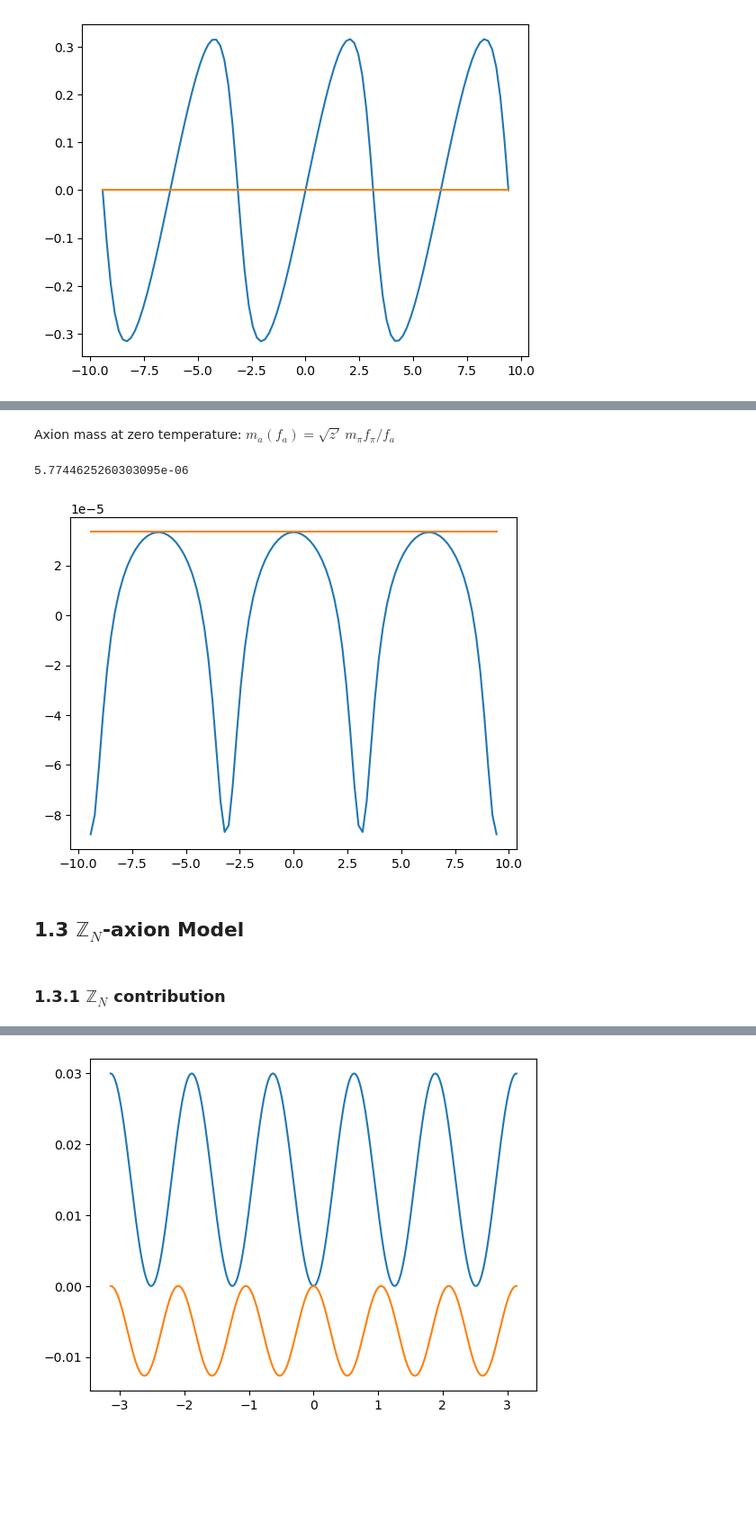
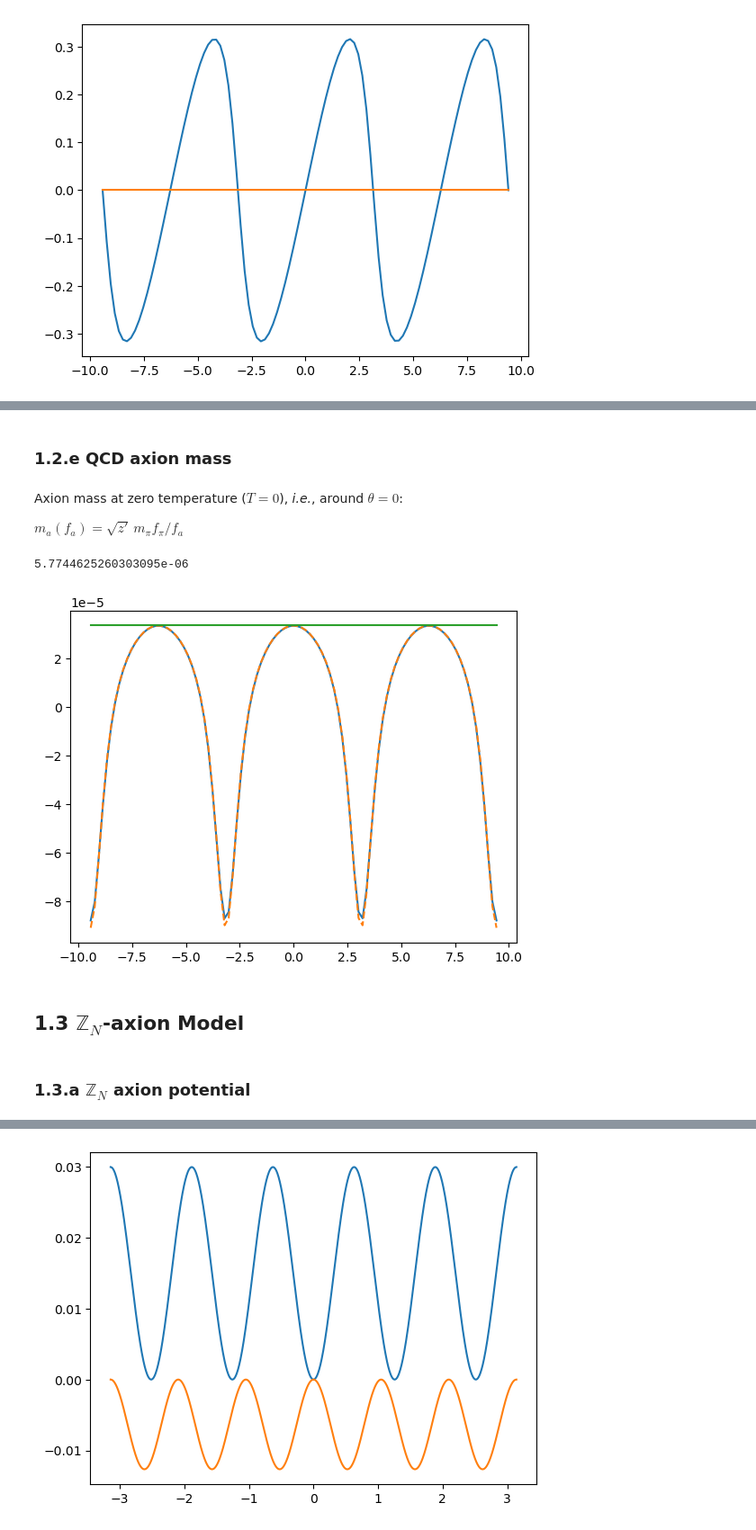
Before and after one commit to ManuelBuenAbad/axion_mcmc, a Jupyter notebook: axion_evol.ipynb, the cells around one changed output, grey strips where cells are left out. Shown at 90% size. Cells and saved outputs as stored; diff of their text form; code cells hidden in the pictures; blank space fills up the shorter version.

Commit message:
finessed numerical parameters, updated headers

```diff
--- a/axion_evol.ipynb
+++ b/axion_evol.ipynb
@@ -636,0 +641,24 @@ $V''(\theta) = $
+# %%
+def Va_QCD_primeprime(theta, T=0, p=12, small=1.e-6):
+    """
+    Va_QCD_primeprime : the second field derivative of the axion QCD potential [GeV^4].
+
+    Parameters:
+    theta : axion field
+    T : temperature [GeV] (default: 0)
+    p : power for interpolation (default: 12)
+    small : determines when the function is asymptoting to 0 or 1 (default: 1.e-6)
+
+    Returns:
+    Va_QCD_primeprime [GeV^4]
+    """
+
+    pref = mpi**2 * fpi**2
+    ma2fa2 = zp*pref
+
+    first_term = np.cos(theta)/chpt_fn(theta)
+    second_term = zp * np.sin(theta)**2 / np.power(chpt_fn(theta), 3)
+
+    vpp = ma2fa2*FTemp(T, p=p, small=small)*(first_term + second_term)
+
+    return vpp
@@ -637,5 +674,9 @@ $V''(\theta) = $
+# %% [markdown]
+### 1.2.e QCD axion mass
 # %% [markdown]
-Axion mass at zero temperature: $m_a(f_a) = \sqrt{z'} \, m_\pi f_\pi / f_a$
+Axion mass at zero temperature ($T=0$), *i.e.*, around $\theta = 0$:
+
+$m_a(f_a) = \sqrt{z'} \, m_\pi f_\pi / f_a$
 # %%
 def ma_QCD(fa, T=0, p=12, small=1.e-6):
     """
@@ -662,14 +703,16 @@ ma_QCD(1.e12) / eV
 # %%
 tharr = np.linspace(-3*pi, 3*pi, 101)
 
 plt.plot(tharr, np.gradient(Va_QCD_prime(tharr), tharr))
+plt.plot(tharr, Va_QCD_primeprime(tharr), ls='--')
+
 plt.plot(tharr, np.ones_like(tharr)*ma_QCD(1)**2)
 
 del tharr
 # %% [output]
-[figure, old version]
+[figure, new version]
 # %% [markdown]
 ## 1.3 $\mathbb{Z}_N$-axion Model
 # %% [markdown]
-### 1.3.1 $\mathbb{Z}_N$ contribution
+### 1.3.a $\mathbb{Z}_N$ axion potential
 # %% [markdown]
```
Also changed, not shown: parts of 119 cells of this notebook.
